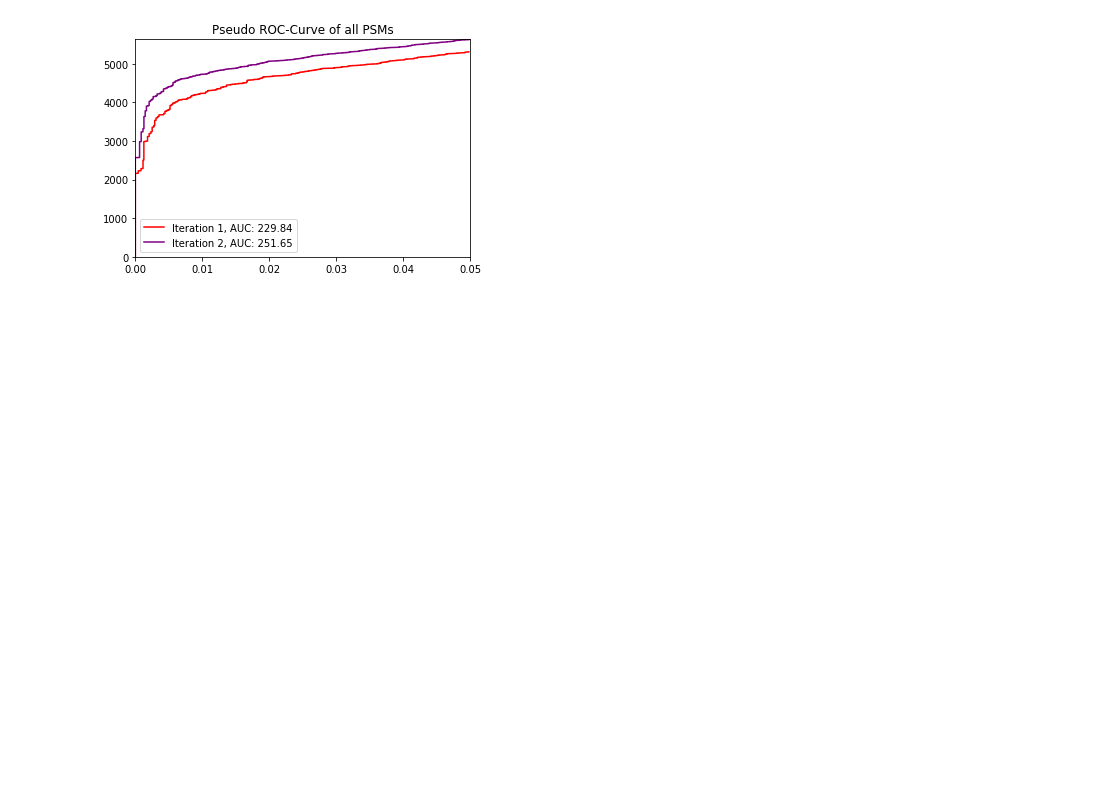
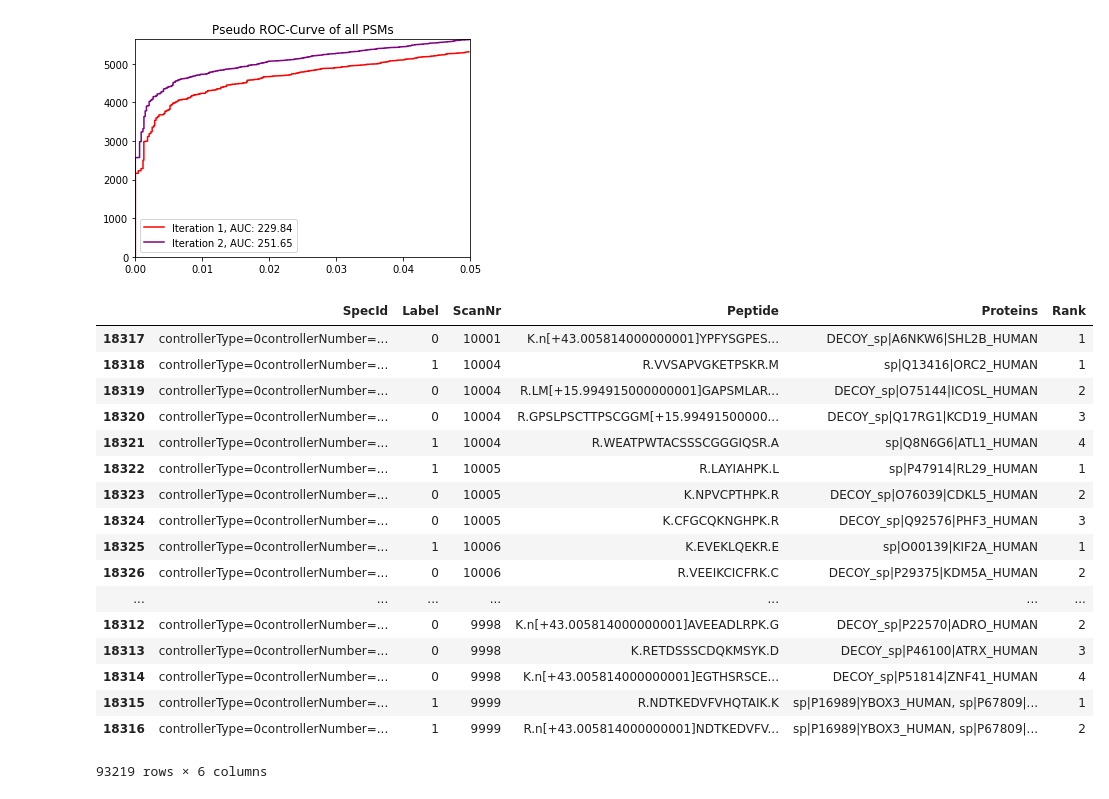
Before and after one commit to emilpaulitz/Bachelor-Thesis, a Jupyter notebook: src/Testing.ipynb, the cells around one changed output. Cells and saved outputs as stored; diff of their text form; code cells hidden in the pictures; blank space fills up the shorter version.

```diff
--- a/src/Testing.ipynb
+++ b/src/Testing.ipynb
@@ -29,9 +29,9 @@ from pycolator import *
 
 idCol = 'SpecId'
 scoreCol = 'NuXL:score'
-excluded = ['SpecId', 'Label', 'ScanNr', 'Peptide', 'Proteins', 'FDR', 'q-val', 'Rank', 'temp_score', 'percolator_score']
+excluded = ['SpecId', 'Label', 'ScanNr', 'Peptide', 'Proteins', 'FDR', 'q-val', 'class-specific_q-val', 'Rank', 'temp_score', 'percolator_score']
 
-dSlow = readAndProcess('../data/1-AChernev_080219_dir_HeLa_cyt_UCGA_slow.tsv', idCol, scoreCol)
+dSlow = readAndProcess('../data/1-AChernev_080219_dir_HeLa_cyt_UCGA_slow.tsv', idCol, scoreCol, excludedCols = excluded)
 # %% [output]
 file read
 strings converted to numbers
@@ -91,0 +96,22 @@ Iteration 2/2 done!
+# %%
+dSlow.sort_values('SpecId',inplace = True, kind = 'mergesort')
+dSlow[['SpecId', 'Label', 'ScanNr', 'Peptide', 'Proteins', 'Rank']]
+# %% [output]
+|  | SpecId | Label | ScanNr | Peptide | Proteins | Rank |
+| 18317 | controllerType=0controllerNumber=... | 0 | 10001 | K.n[+43.005814000000001]YPFYSGPES... | DECOY_sp|A6NKW6|SHL2B_HUMAN | 1 |
+| 18318 | controllerType=0controllerNumber=... | 1 | 10004 | R.VVSAPVGKETPSKR.M | sp|Q13416|ORC2_HUMAN | 1 |
+| 18319 | controllerType=0controllerNumber=... | 0 | 10004 | R.LM[+15.994915000000001]GAPSMLAR... | DECOY_sp|O75144|ICOSL_HUMAN | 2 |
+| 18320 | controllerType=0controllerNumber=... | 0 | 10004 | R.GPSLPSCTTPSCGGM[+15.99491500000... | DECOY_sp|Q17RG1|KCD19_HUMAN | 3 |
+| 18321 | controllerType=0controllerNumber=... | 1 | 10004 | R.WEATPWTACSSSCGGGIQSR.A | sp|Q8N6G6|ATL1_HUMAN | 4 |
+| 18322 | controllerType=0controllerNumber=... | 1 | 10005 | R.LAYIAHPK.L | sp|P47914|RL29_HUMAN | 1 |
+| 18323 | controllerType=0controllerNumber=... | 0 | 10005 | K.NPVCPTHPK.R | DECOY_sp|O76039|CDKL5_HUMAN | 2 |
+| 18324 | controllerType=0controllerNumber=... | 0 | 10005 | K.CFGCQKNGHPK.R | DECOY_sp|Q92576|PHF3_HUMAN | 3 |
+| 18325 | controllerType=0controllerNumber=... | 1 | 10006 | K.EVEKLQEKR.E | sp|O00139|KIF2A_HUMAN | 1 |
+| 18326 | controllerType=0controllerNumber=... | 0 | 10006 | R.VEEIKCICFRK.C | DECOY_sp|P29375|KDM5A_HUMAN | 2 |
+| ... | ... | ... | ... | ... | ... | ... |
+| 18312 | controllerType=0controllerNumber=... | 0 | 9998 | K.n[+43.005814000000001]AVEEADLRPK.G | DECOY_sp|P22570|ADRO_HUMAN | 2 |
+| 18313 | controllerType=0controllerNumber=... | 0 | 9998 | K.RETDSSSCDQKMSYK.D | DECOY_sp|P46100|ATRX_HUMAN | 3 |
+| 18314 | controllerType=0controllerNumber=... | 0 | 9998 | K.n[+43.005814000000001]EGTHSRSCE... | DECOY_sp|P51814|ZNF41_HUMAN | 4 |
+| 18315 | controllerType=0controllerNumber=... | 1 | 9999 | R.NDTKEDVFVHQTAIK.K | sp|P16989|YBOX3_HUMAN, sp|P67809|... | 1 |
+| 18316 | controllerType=0controllerNumber=... | 1 | 9999 | R.n[+43.005814000000001]NDTKEDVFV... | sp|P16989|YBOX3_HUMAN, sp|P67809|... | 2 |
+93219 rows × 6 columns
```
Also changed, not shown: parts of 4 cells of this notebook, 11 other files.
